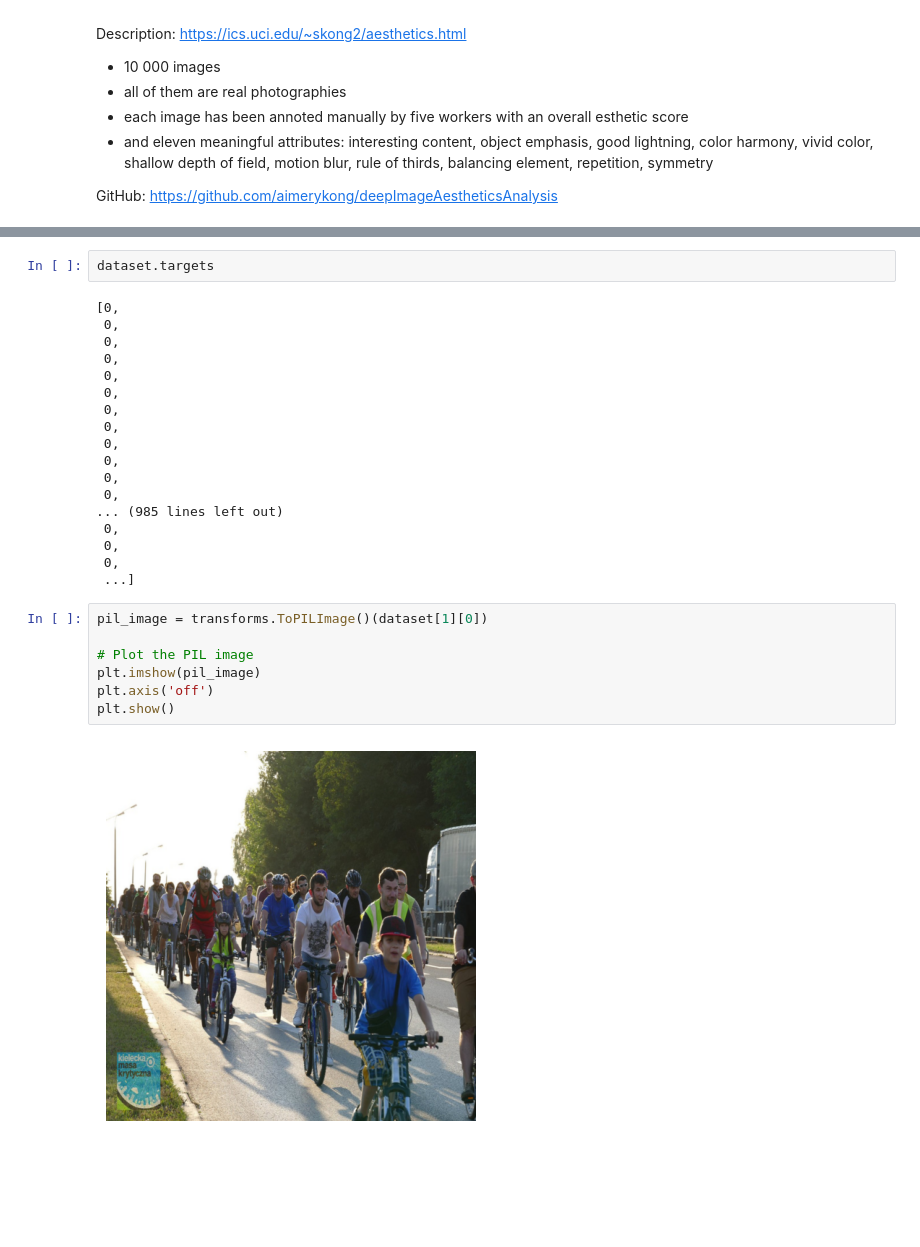
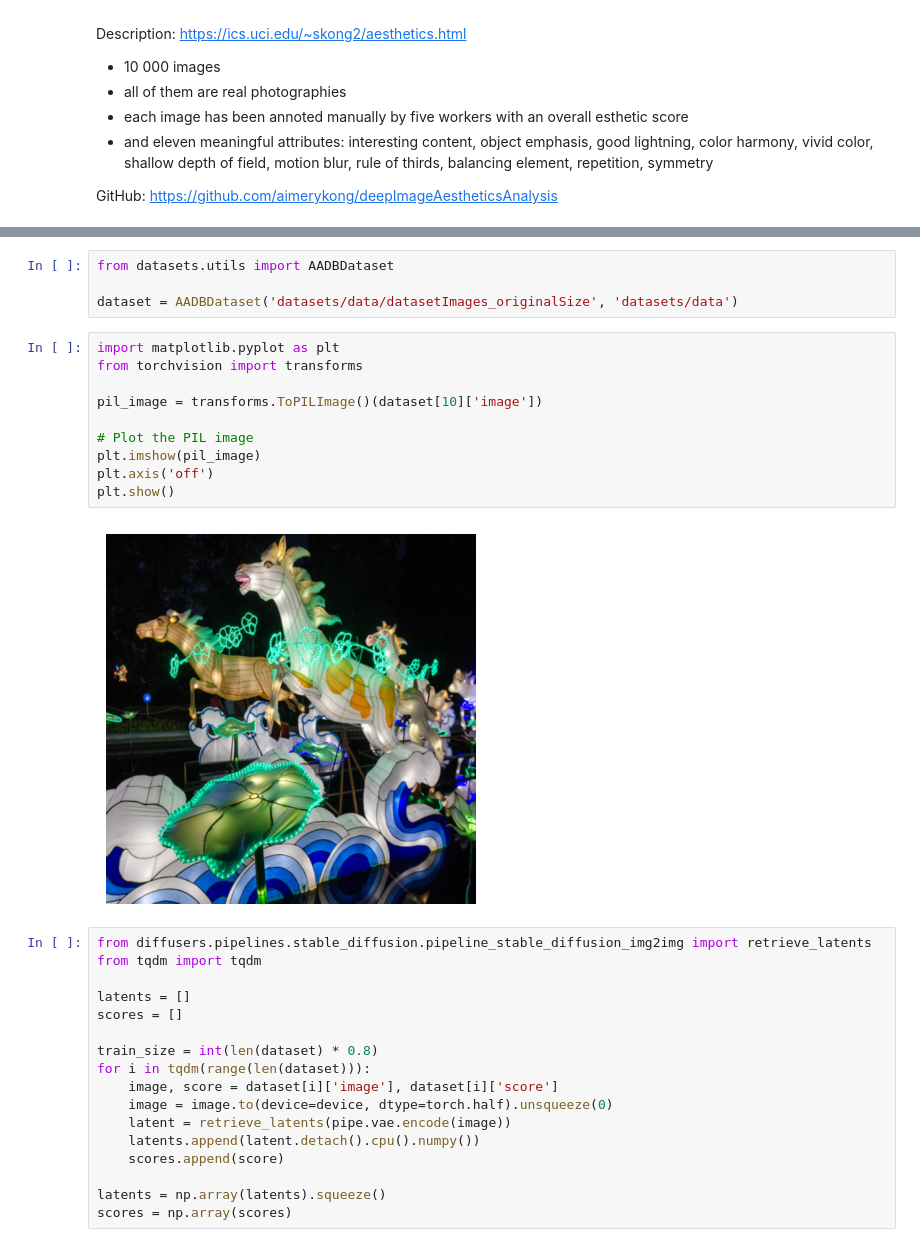
Before and after one commit to eloMG/gen-ai-photography, a Jupyter notebook: esthetic.ipynb, the cells around one changed output, grey strips where cells are left out. Drawn from its saved outputs; the diff is of its cells as text; blank space fills up the shorter version.

```diff
--- a/esthetic.ipynb
+++ b/esthetic.ipynb
@@ -164,29 +143,33 @@ train_loader = DataLoader(dataset, batch_size=batch_size, shuffle=True)
-# %%
-dataset.targets
-# %% [output]
-[0,
- 0,
- 0,
- 0,
- 0,
- 0,
- 0,
- 0,
- 0,
- 0,
- 0,
- 0,
-... (985 lines left out)
- 0,
- 0,
- 0,
- ...]
+# %%
+from datasets.utils import AADBDataset
+
+dataset = AADBDataset('datasets/data/datasetImages_originalSize', 'datasets/data')
 # %%
-pil_image = transforms.ToPILImage()(dataset[1][0])
+import matplotlib.pyplot as plt
+from torchvision import transforms
+
+pil_image = transforms.ToPILImage()(dataset[10]['image'])
 
 # Plot the PIL image
 plt.imshow(pil_image)
 plt.axis('off')
 plt.show()
 # %% [output]
-[figure, old version]
+[figure, new version]
+# %%
+from diffusers.pipelines.stable_diffusion.pipeline_stable_diffusion_img2img import retrieve_latents
+from tqdm import tqdm
+
+latents = []
+scores = []
+
+train_size = int(len(dataset) * 0.8)
+for i in tqdm(range(len(dataset))):
+    image, score = dataset[i]['image'], dataset[i]['score']
+    image = image.to(device=device, dtype=torch.half).unsqueeze(0)
+    latent = retrieve_latents(pipe.vae.encode(image))
+    latents.append(latent.detach().cpu().numpy())
+    scores.append(score)
+
+latents = np.array(latents).squeeze()
+scores = np.array(scores)
```
Also changed, not shown: parts of 12 cells of this notebook.
